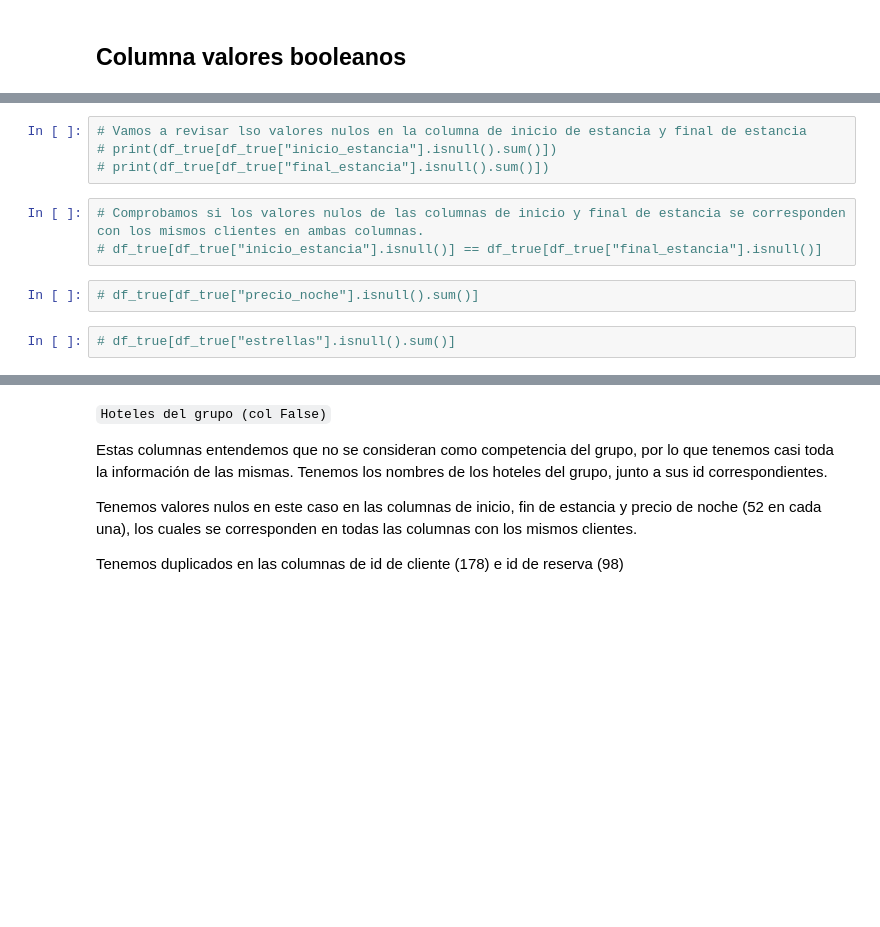
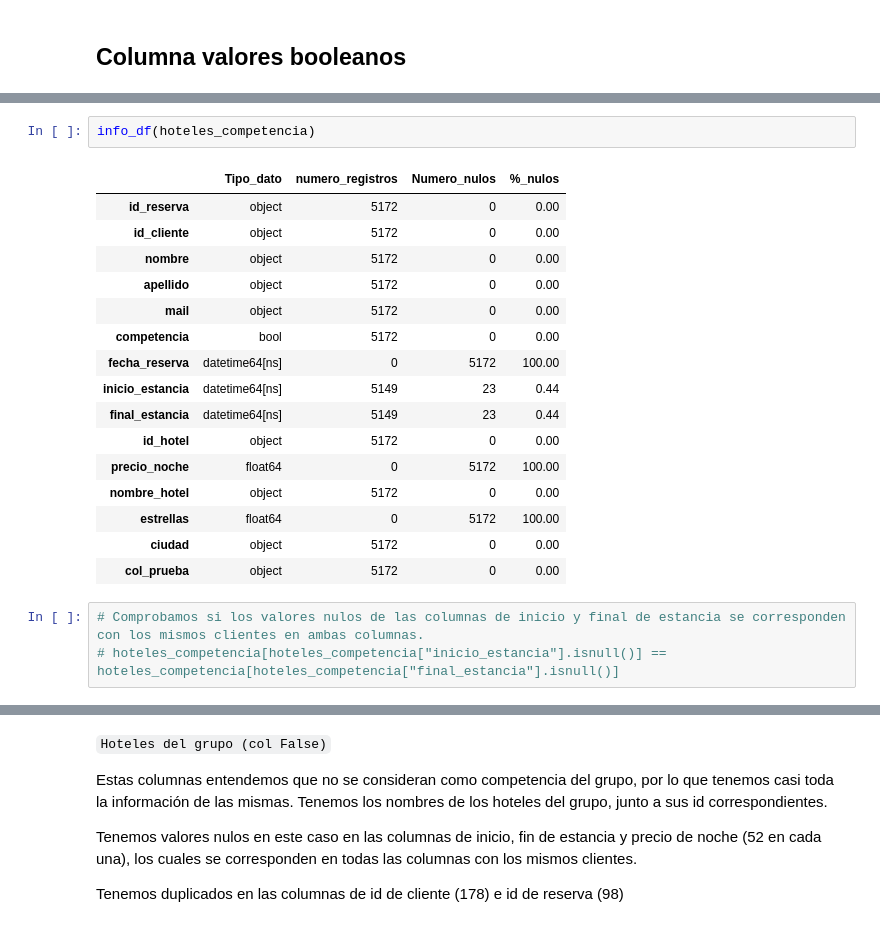
Before and after one commit to Gabijc/Proyecto_ETL_Hoteles, a Jupyter notebook: Notebooks/Analisis_inicial.ipynb, the cells around one changed output, grey strips where cells are left out. Saved outputs shown, nothing was run; the diff lists cells and outputs as text; blank space fills up the shorter version.

```diff
--- a/Notebooks/Analisis_inicial.ipynb
+++ b/Notebooks/Analisis_inicial.ipynb
@@ -172,14 +187,25 @@ df_true.head()
 | 7 | 4d65096e-5f12-4ce7-9fd6-dd20e3cf5194 | 443a7307-2183-4051-b0bb-26f12fc1f478 | Judith | Rivas | judith.rivas@example.com | True | NaT | 2025-03-01 | ... |
 | 9 | 458029ad-cc9b-4d85-8290-fec170bcc02d | e1a34338-a0aa-4b0e-96de-55f884eeb074 | Adolfo | Cuervo | adolfo.cuervo@example.com | True | NaT | 2025-03-01 | ... |
 | 11 | ac0fe86e-90a0-4fe6-a02e-6ea00e9a8621 | 2949fb90-39ab-4613-b4c1-e238bb56faf3 | María Carmen | Navarro | maría carmen.navarro@example.com | True | NaT | 2025-03-01 | ... |
-# %%
-# Vamos a revisar lso valores nulos en la columna de inicio de estancia y final de estancia
-# print(df_true[df_true["inicio_estancia"].isnull().sum()])
-# print(df_true[df_true["final_estancia"].isnull().sum()])
+# %%
+info_df(hoteles_competencia)
+# %% [output]
+|  | Tipo_dato | numero_registros | Numero_nulos | %_nulos |
+| id_reserva | object | 5172 | 0 | 0.00 |
+| id_cliente | object | 5172 | 0 | 0.00 |
+| nombre | object | 5172 | 0 | 0.00 |
+| apellido | object | 5172 | 0 | 0.00 |
+| mail | object | 5172 | 0 | 0.00 |
+| competencia | bool | 5172 | 0 | 0.00 |
+| fecha_reserva | datetime64[ns] | 0 | 5172 | 100.00 |
+| inicio_estancia | datetime64[ns] | 5149 | 23 | 0.44 |
+| final_estancia | datetime64[ns] | 5149 | 23 | 0.44 |
+| id_hotel | object | 5172 | 0 | 0.00 |
+| precio_noche | float64 | 0 | 5172 | 100.00 |
+| nombre_hotel | object | 5172 | 0 | 0.00 |
+| estrellas | float64 | 0 | 5172 | 100.00 |
+| ciudad | object | 5172 | 0 | 0.00 |
+| col_prueba | object | 5172 | 0 | 0.00 |
 # %%
 # Comprobamos si los valores nulos de las columnas de inicio y final de estancia se corresponden con los mismos clientes en ambas columnas.
-# df_true[df_true["inicio_estancia"].isnull()] == df_true[df_true["final_estancia"].isnull()]
+# hoteles_competencia[hoteles_competencia["inicio_estancia"].isnull()] == hoteles_competencia[hoteles_competencia["final_estancia"].isnull()]
-# %%
-# df_true[df_true["precio_noche"].isnull().sum()]
-# %%
-# df_true[df_true["estrellas"].isnull().sum()]
```
Also changed, not shown: parts of 24 cells of this notebook, 1 other file.
